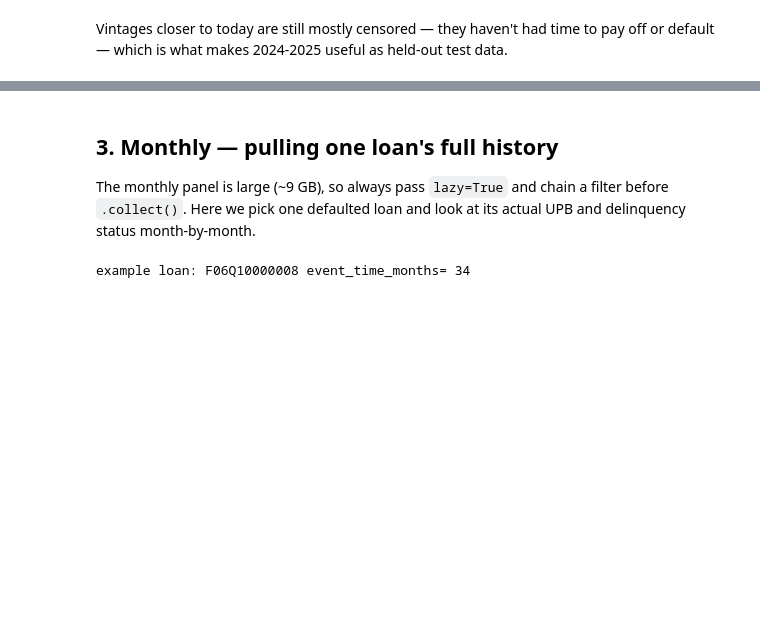
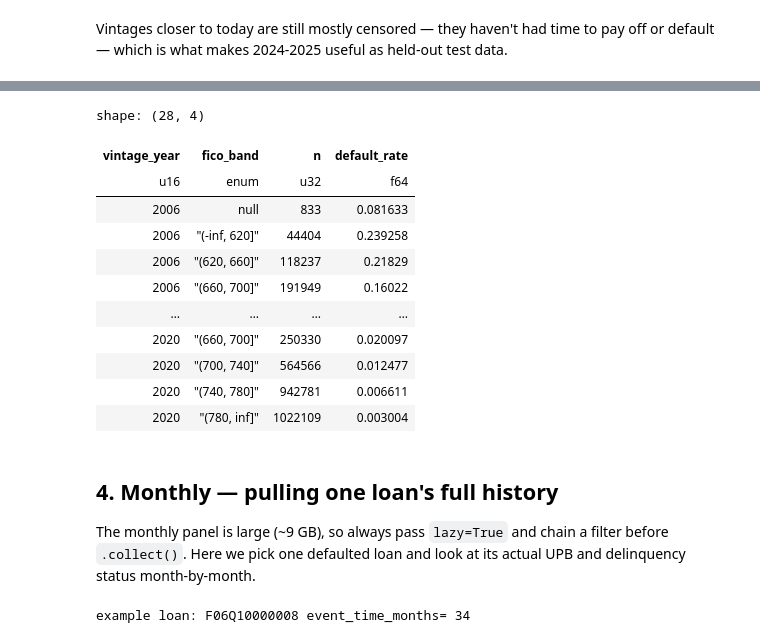
Before and after one commit to M1keLawrence/freddie-credit-30y-frm, a Jupyter notebook: notebooks/quickstart.ipynb, the cells around one changed output, grey strips where cells are left out. Drawn from its saved outputs; the diff is of its cells as text; code cells hidden in the pictures; blank space fills up the shorter version.

```diff
--- a/notebooks/quickstart.ipynb
+++ b/notebooks/quickstart.ipynb
@@ -119,5 +147,31 @@ Vintages closer to today are still mostly censored — they haven't had time to
+# %%
+# Default rate as a function of origination FICO bucket — a 3-line analysis
+# that needed both the feature (FICO) and the label (event_type).
+fico_buckets = (
+    loans.with_columns(pl.col('fico').cut([620, 660, 700, 740, 780]).alias('fico_band'))
+    .group_by(['vintage_year', 'fico_band'])
+    .agg([
+        pl.len().alias('n'),
+        (pl.col('event_type') == 'defaulted').mean().alias('default_rate'),
+    ])
+    .sort(['vintage_year', 'fico_band'])
+)
+fico_buckets
+# %% [output]
+shape: (28, 4)
+| vintage_year | fico_band | n | default_rate |
+| u16 | enum | u32 | f64 |
+| 2006 | null | 833 | 0.081633 |
+| 2006 | "(-inf, 620]" | 44404 | 0.239258 |
+| 2006 | "(620, 660]" | 118237 | 0.21829 |
+| 2006 | "(660, 700]" | 191949 | 0.16022 |
+| … | … | … | … |
+| 2020 | "(660, 700]" | 250330 | 0.020097 |
+| 2020 | "(700, 740]" | 564566 | 0.012477 |
+| 2020 | "(740, 780]" | 942781 | 0.006611 |
+| 2020 | "(780, inf]" | 1022109 | 0.003004 |
 # %% [markdown]
-## 3. Monthly — pulling one loan's full history
+## 4. Monthly — pulling one loan's full history
 
 The monthly panel is large (~9 GB), so always pass `lazy=True` and chain a filter before `.collect()`. Here we pick one defaulted loan and look at its actual UPB and delinquency status month-by-month.
 # %%
```
Also changed, not shown: parts of 5 cells of this notebook, 2 other files.
